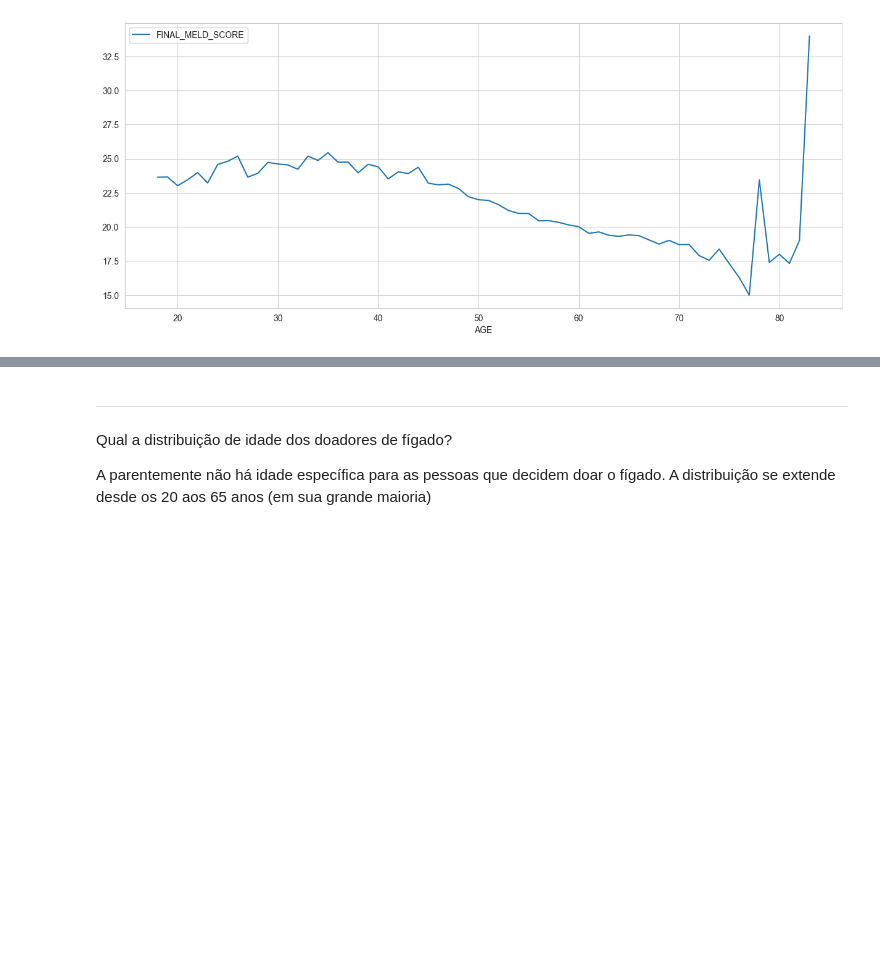
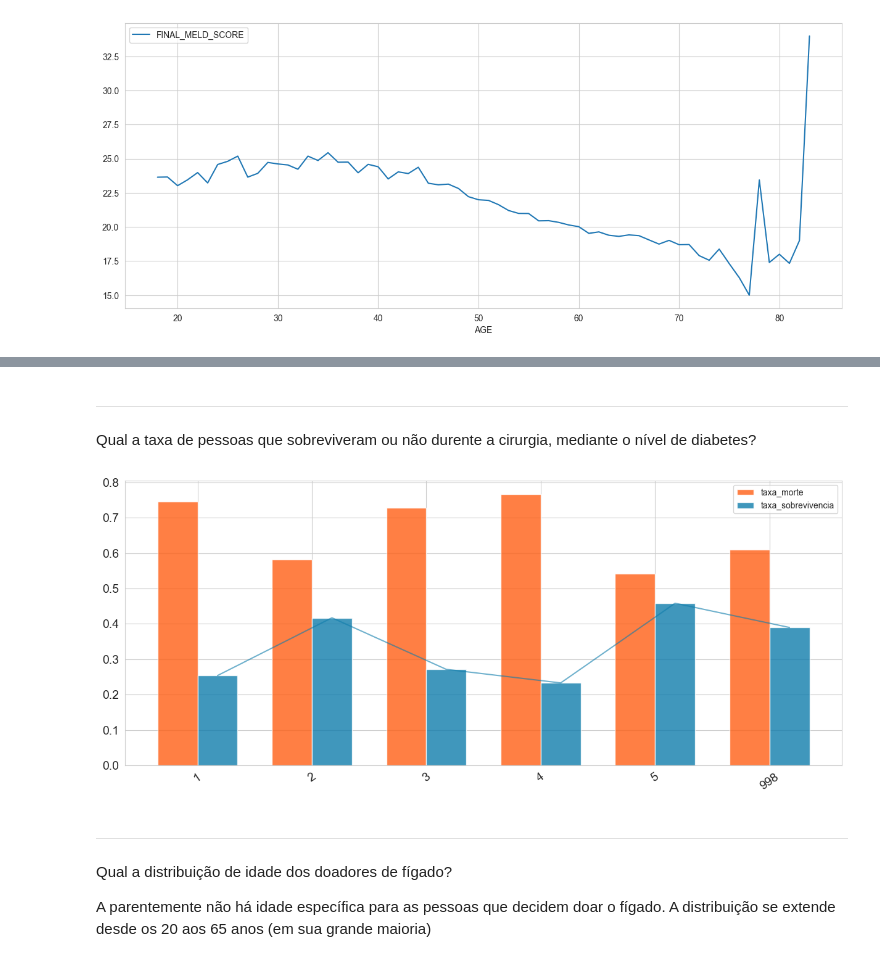
Before and after one commit to bruno-valero/Health_Analytics, a Jupyter notebook: Health_Analytics.ipynb, the cells around one changed output, grey strips where cells are left out. Saved outputs shown, nothing was run; the diff lists cells and outputs as text; code cells hidden in the pictures; blank space fills up the shorter version.

```diff
--- a/Health_Analytics.ipynb
+++ b/Health_Analytics.ipynb
@@ -257,3 +287,31 @@ Aqui neste gráfico observa-se que em média o nível de severeidade da doença
+# %% [markdown]
+---
+Qual a taxa de pessoas que sobreviveram ou não durente a cirurgia, mediante o nível de diabetes?
+# %%
+diab_ps = ds.crosstab.show(['DIAB'], ['PSTATUS']).reset_index()
+diab_ps['taxa_morte'] = diab_ps[0] / (diab_ps[0] + diab_ps[1])
+diab_ps['taxa_sobrevivencia'] = diab_ps[1] / (diab_ps[0] + diab_ps[1])
+
+# diab_ps.plot.bar('DIAB', ['taxa_morte', 'taxa_sobrevivencia'], figsize = (15,6),
+                #  color = ['#' + 'FF5F15', '#' + '107dac'], alpha = 0.7)
+fig, ax = plt.subplots(figsize = (15,6))
+xlabels = diab_ps['DIAB'].map(lambda x: 6 if x == 998 else x)
+xlabels_values = ['', '1', '2', '3', '4', '5', '998']
+
+width = 0.35
+ax.bar(xlabels - width / 2, height = diab_ps['taxa_morte'], width = width, color = '#' + 'FF5F15', alpha = 0.8,
+label = 'taxa_morte')
+ax.bar(xlabels + width / 2, height = diab_ps['taxa_sobrevivencia'], width = width, color = '#' + '107dac', alpha = 0.8,
+label = 'taxa_sobrevivencia')
+ax.plot(xlabels + width / 2, diab_ps['taxa_sobrevivencia'], color = '#' + '107dac', alpha = 0.6)
+ax.set_xticklabels(xlabels_values)
+
+plt.xticks(rotation = 35, fontsize = 14)
+plt.yticks(fontsize = 14)
+plt.legend()
+plt.show();
+# %% [output]
+[figure, added]
 # %% [markdown]
 ---
 Qual a distribuição de idade dos doadores de fígado?
```
Also changed, not shown: parts of 5 cells of this notebook.
